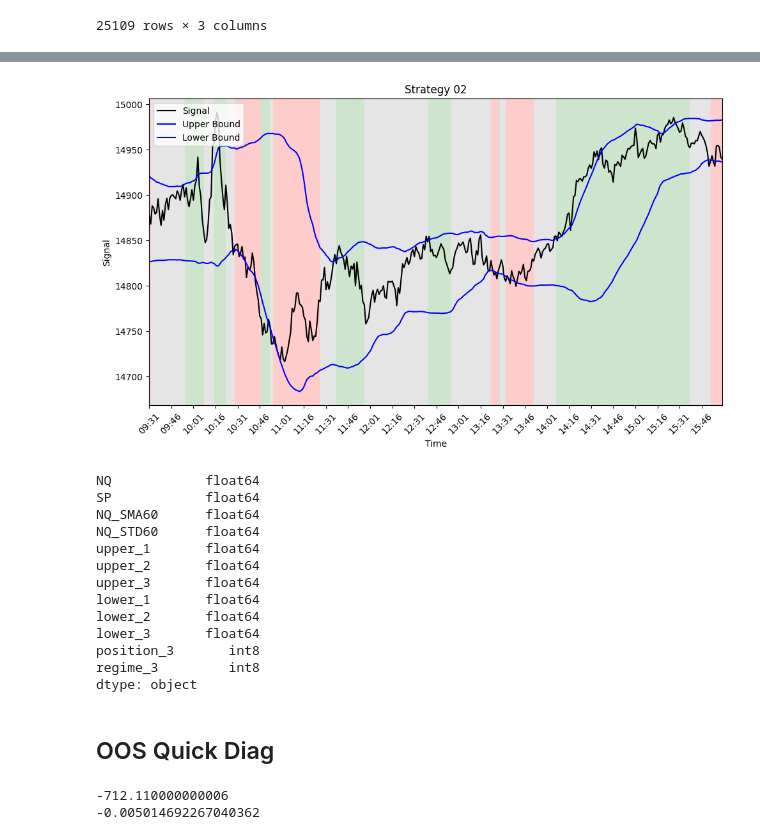
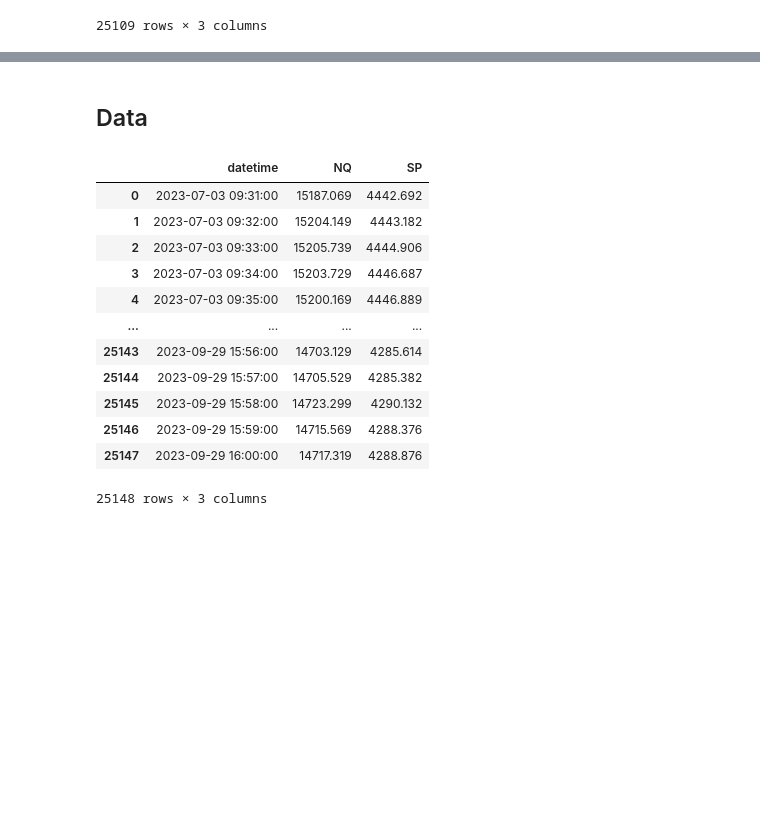
Before and after one commit to wynalazior/HFD-Final-Project, a Jupyter notebook: Testing/Strategy2.ipynb, the cells around one changed output, grey strips where cells are left out. Drawn from its saved outputs; the diff is of its cells as text; code cells hidden in the pictures; blank space fills up the shorter version.

Commit message:
Added outputs and Strategy

```diff
--- a/Testing/Strategy2.ipynb
+++ b/Testing/Strategy2.ipynb
@@ -678,38 +61,0 @@ dataQ3.head(1)
-# %%
-plot_positions_vb(
-    data_plot=dataQ3,
-    date_plot="2023-08-25",
-    col_signal="NQ",
-    col_upper="upper_1",
-    col_lower="lower_1",
-    col_pos="position_3",
-    title="Strategy 02"
-)
-dataQ3.dtypes
-# %% [output]
-[figure, removed]
-NQ            float64
-SP            float64
-NQ_SMA60      float64
-NQ_STD60      float64
-upper_1       float64
-upper_2       float64
-upper_3       float64
-lower_1       float64
-lower_2       float64
-lower_3       float64
-position_3       int8
-regime_3         int8
-dtype: object
-# %% [markdown]
-## OOS Quick Diag
-# %%
-
-net_profit = np.nansum(dataQ1["position_3"].to_numpy()[:-1] * np.diff(dataQ1["NQ"].to_numpy()))
-sharpe = np.nanmean(dataQ1["position_3"].to_numpy()[:-1] * np.diff(dataQ1["NQ"].to_numpy())) / np.nanstd(dataQ1["position_3"].to_numpy()[:-1] * np.diff(dataQ1["NQ"].to_numpy()))
-
-print(net_profit)
-print(sharpe)
-# %% [output]
--712.110000000006
--0.005014692267040362
@@ -719,0 +62,21 @@ print(sharpe)
+# %% [markdown]
+## Data
+# %%
+file_path = "../data/data1_2023_Q3.parquet"
+
+dataQ3 = pd.read_parquet(file_path, engine="fastparquet")
+dataQ3
+# %% [output]
+|  | datetime | NQ | SP |
+| 0 | 2023-07-03 09:31:00 | 15187.069 | 4442.692 |
+| 1 | 2023-07-03 09:32:00 | 15204.149 | 4443.182 |
+| 2 | 2023-07-03 09:33:00 | 15205.739 | 4444.906 |
+| 3 | 2023-07-03 09:34:00 | 15203.729 | 4446.687 |
+| 4 | 2023-07-03 09:35:00 | 15200.169 | 4446.889 |
+| ... | ... | ... | ... |
+| 25143 | 2023-09-29 15:56:00 | 14703.129 | 4285.614 |
+| 25144 | 2023-09-29 15:57:00 | 14705.529 | 4285.382 |
+| 25145 | 2023-09-29 15:58:00 | 14723.299 | 4290.132 |
+| 25146 | 2023-09-29 15:59:00 | 14715.569 | 4288.376 |
+| 25147 | 2023-09-29 16:00:00 | 14717.319 | 4288.876 |
+25148 rows × 3 columns
```
Also changed, not shown: parts of 53 cells of this notebook, 25 other files.
